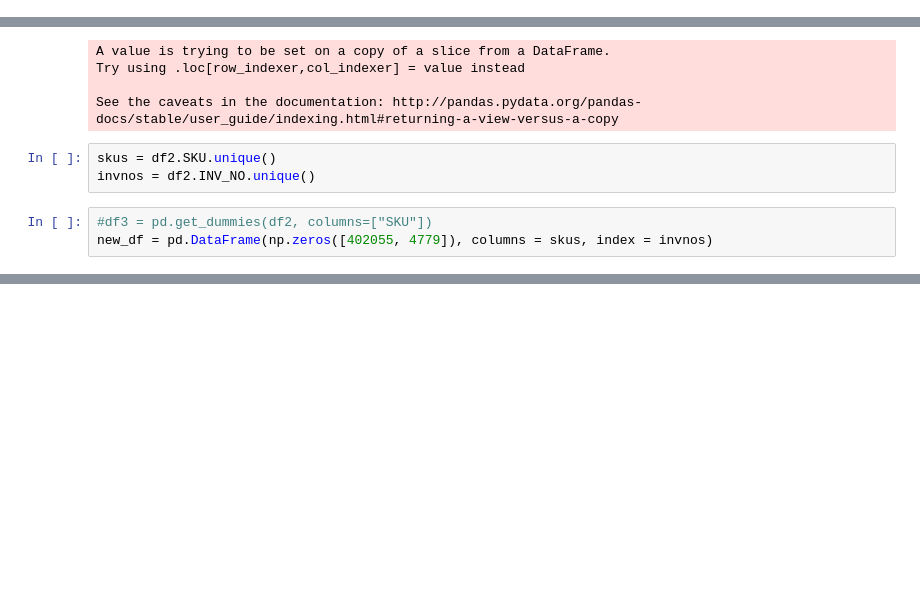
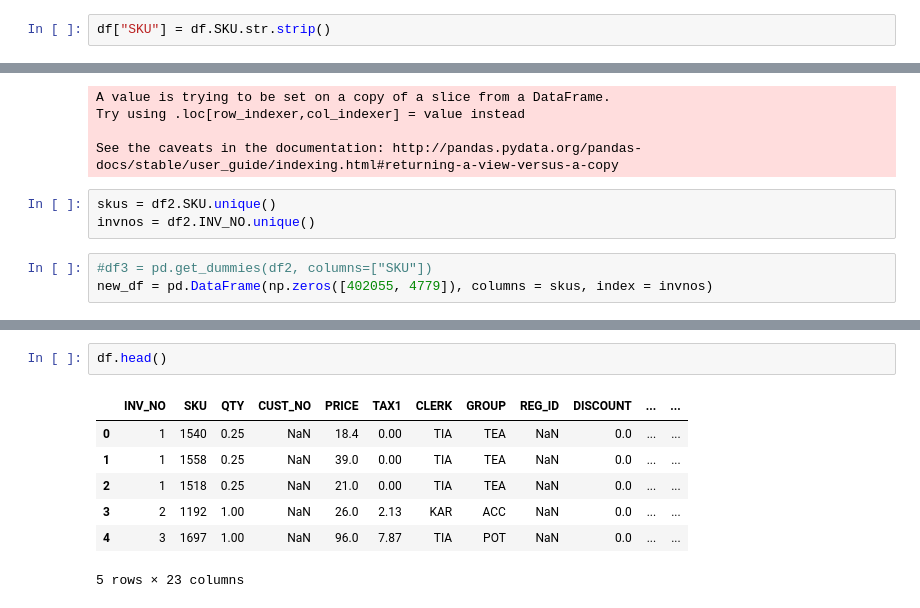
Before and after one commit to SarahMBurgart/reading_the_leaves, a Jupyter notebook: predicting_shopping_carts.ipynb, the cells around one changed output, grey strips where cells are left out. Cells and saved outputs as stored; diff of their text form; blank space fills up the shorter version.

```diff
--- a/predicting_shopping_carts.ipynb
+++ b/predicting_shopping_carts.ipynb
@@ -8,6 +8,8 @@ import matplotlib.pyplot as plt
 from sklearn.decomposition import PCA
 # %%
 df = pd.read_pickle("data/df.pkl")
+# %%
+df["SKU"] = df.SKU.str.strip()
 # %%
 df2 = df[["INV_NO", "SKU"]]
 df2["INV_NO"] = df2["INV_NO"].str.strip()
@@ -94,0 +97,10 @@ from sklearn.cluster iport KMEAns
+# %%
+df.head()
+# %% [output]
+|  | INV_NO | SKU | QTY | CUST_NO | PRICE | TAX1 | CLERK | GROUP | REG_ID | DISCOUNT | ... | ... |
+| 0 | 1 | 1540 | 0.25 | NaN | 18.4 | 0.00 | TIA | TEA | NaN | 0.0 | ... | ... |
+| 1 | 1 | 1558 | 0.25 | NaN | 39.0 | 0.00 | TIA | TEA | NaN | 0.0 | ... | ... |
+| 2 | 1 | 1518 | 0.25 | NaN | 21.0 | 0.00 | TIA | TEA | NaN | 0.0 | ... | ... |
+| 3 | 2 | 1192 | 1.00 | NaN | 26.0 | 2.13 | KAR | ACC | NaN | 0.0 | ... | ... |
+| 4 | 3 | 1697 | 1.00 | NaN | 96.0 | 7.87 | TIA | POT | NaN | 0.0 | ... | ... |
+5 rows × 23 columns
```
Also changed, not shown: parts of 23 cells of this notebook.
